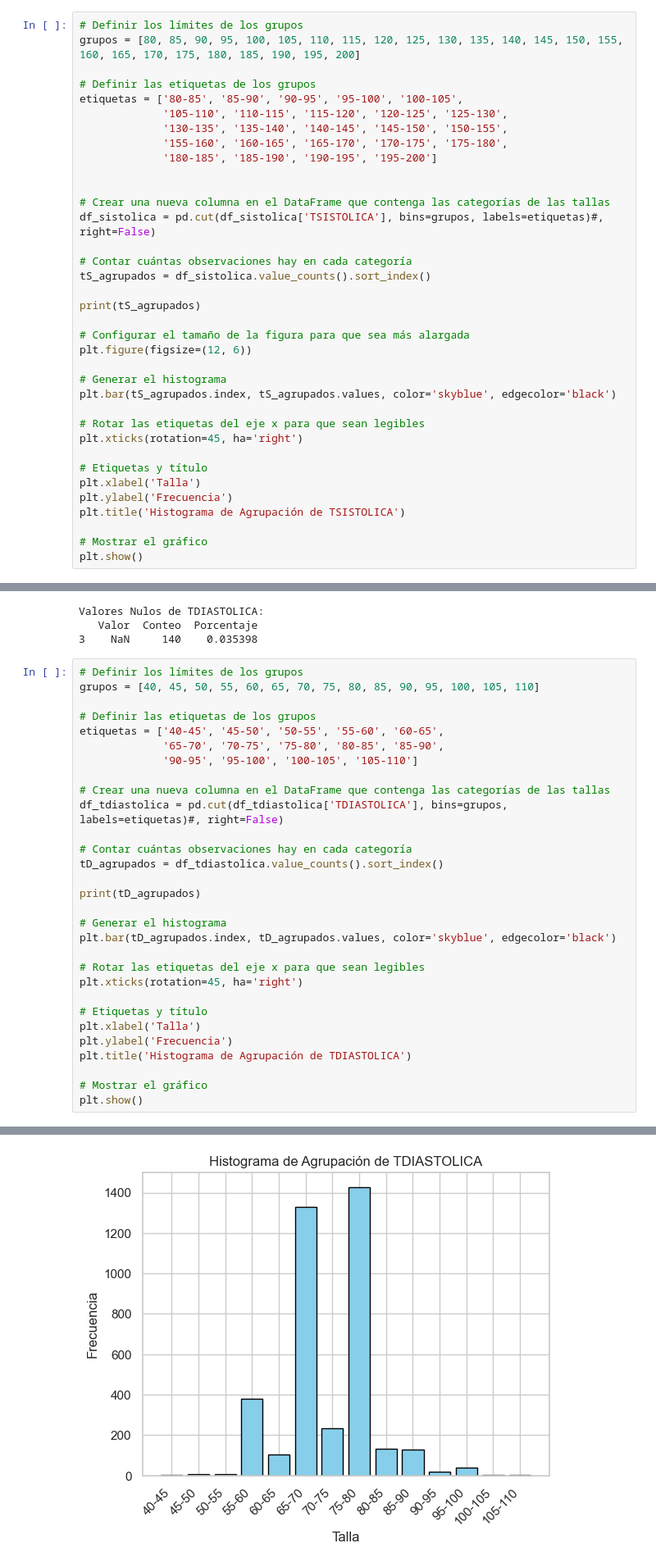
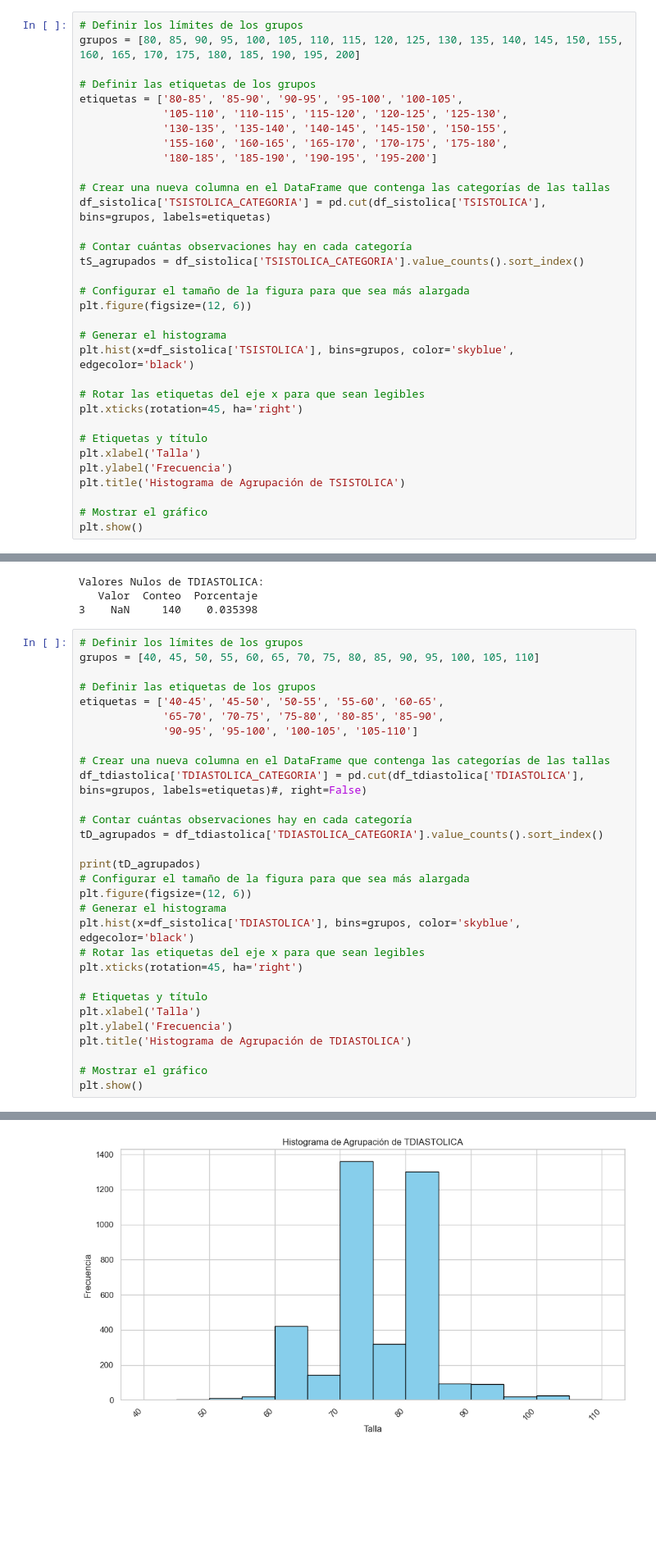
Before and after one commit to carlosjara/MCD_FAII, a Jupyter notebook: FAII/Talleres/Taller_Practico/1_data_understanding/data_understanding_cancer.ipynb, the cells around one changed output, grey strips where cells are left out. Shown at 82% size. Saved outputs shown, nothing was run; the diff lists cells and outputs as text; blank space fills up the shorter version.

Commit message:
(DEV,FIX) actualizacion de tipo de grafico para TDIASTOLICA y TSISTOLICA

```diff
--- a/FAII/Talleres/Taller_Practico/1_data_understanding/data_understanding_cancer.ipynb
+++ b/FAII/Talleres/Taller_Practico/1_data_understanding/data_understanding_cancer.ipynb
@@ -457,20 +457,17 @@ etiquetas = ['80-85', '85-90', '90-95', '95-100', '100-105',
              '155-160', '160-165', '165-170', '170-175', '175-180',
              '180-185', '185-190', '190-195', '195-200']
 
-
 # Crear una nueva columna en el DataFrame que contenga las categorías de las tallas
-df_sistolica = pd.cut(df_sistolica['TSISTOLICA'], bins=grupos, labels=etiquetas)#, right=False)
+df_sistolica['TSISTOLICA_CATEGORIA'] = pd.cut(df_sistolica['TSISTOLICA'], bins=grupos, labels=etiquetas)
 
 # Contar cuántas observaciones hay en cada categoría
-tS_agrupados = df_sistolica.value_counts().sort_index()
-
-print(tS_agrupados)
+tS_agrupados = df_sistolica['TSISTOLICA_CATEGORIA'].value_counts().sort_index()
 
 # Configurar el tamaño de la figura para que sea más alargada
 plt.figure(figsize=(12, 6))
 
 # Generar el histograma
-plt.bar(tS_agrupados.index, tS_agrupados.values, color='skyblue', edgecolor='black')
+plt.hist(x=df_sistolica['TSISTOLICA'], bins=grupos, color='skyblue', edgecolor='black')
 
 # Rotar las etiquetas del eje x para que sean legibles
 plt.xticks(rotation=45, ha='right')
@@ -534,16 +514,16 @@ etiquetas = ['40-45', '45-50', '50-55', '55-60', '60-65',
              '90-95', '95-100', '100-105', '105-110']
 
 # Crear una nueva columna en el DataFrame que contenga las categorías de las tallas
-df_tdiastolica = pd.cut(df_tdiastolica['TDIASTOLICA'], bins=grupos, labels=etiquetas)#, right=False)
+df_tdiastolica['TDIASTOLICA_CATEGORIA'] = pd.cut(df_tdiastolica['TDIASTOLICA'], bins=grupos, labels=etiquetas)#, right=False)
 
 # Contar cuántas observaciones hay en cada categoría
-tD_agrupados = df_tdiastolica.value_counts().sort_index()
+tD_agrupados = df_tdiastolica['TDIASTOLICA_CATEGORIA'].value_counts().sort_index()
 
 print(tD_agrupados)
-
+# Configurar el tamaño de la figura para que sea más alargada
+plt.figure(figsize=(12, 6))
 # Generar el histograma
-plt.bar(tD_agrupados.index, tD_agrupados.values, color='skyblue', edgecolor='black')
-
+plt.hist(x=df_sistolica['TDIASTOLICA'], bins=grupos, color='skyblue', edgecolor='black')
 # Rotar las etiquetas del eje x para que sean legibles
 plt.xticks(rotation=45, ha='right')
 
@@ -573,4 +553,4 @@ Name: TDIASTOLICA, dtype: int64
-[figure, old version]
+[figure, new version]
 # %%
 print(f'Valores Nulos de TDIASTOLICA:\n{na_values_tD}\nValores Nulos de TSISTOLICA:\n{na_values_tS}')
 # %% [output]
```
Also changed, not shown: parts of 4 cells of this notebook.
